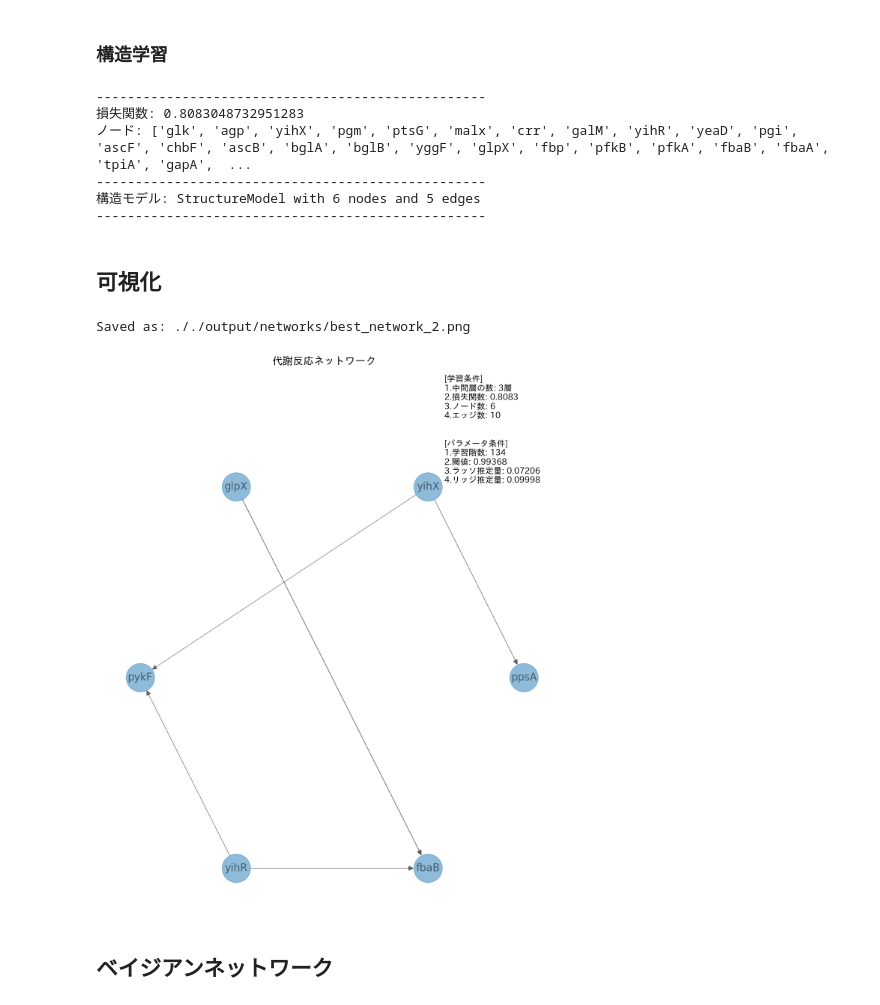
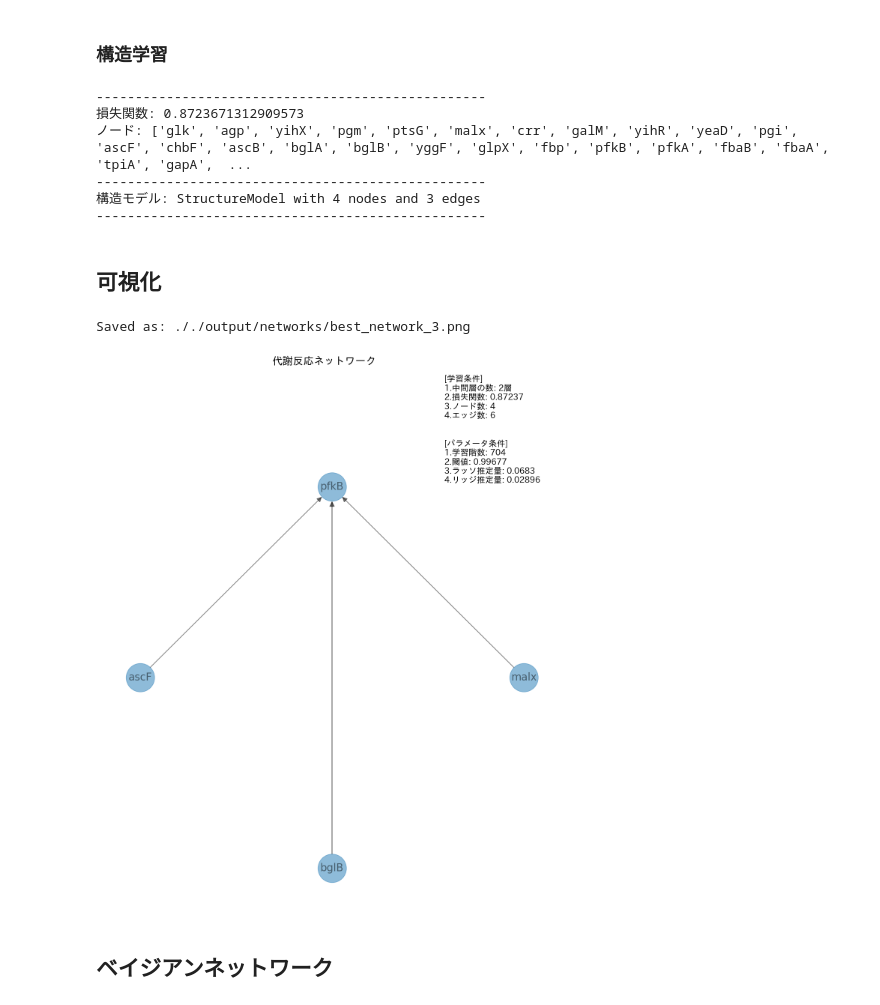
Before and after one commit to SanchanY/bn, a Jupyter notebook: work/bio_torch_CausalNext.ipynb, the cells around one changed output. Saved outputs shown, nothing was run; the diff lists cells and outputs as text; code cells hidden in the pictures.

```diff
--- a/work/bio_torch_CausalNext.ipynb
+++ b/work/bio_torch_CausalNext.ipynb
@@ -198,7 +210,7 @@ print(study.best_params)
 ### 構造学習
 # %%
 # 中間層の数
-num_of_mid = 3
+num_of_mid = 2
 # 構造学習実行
 loss_value, best_sm = Learning(num_of_mid, study, normalized_df)
 
@@ -217,25 +229,25 @@ print("構造モデル:", sm_l)
 print('-'*50)
 # %% [output]
 --------------------------------------------------
-損失関数: 0.8083048732951283
+損失関数: 0.8723671312909573
 ノード: ['glk', 'agp', 'yihX', 'pgm', 'ptsG', 'malx', 'crr', 'galM', 'yihR', 'yeaD', 'pgi', 'ascF', 'chbF', 'ascB', 'bglA', 'bglB', 'yggF', 'glpX', 'fbp', 'pfkB', 'pfkA', 'fbaB', 'fbaA', 'tpiA', 'gapA',  ...
 --------------------------------------------------
-構造モデル: StructureModel with 6 nodes and 5 edges
+構造モデル: StructureModel with 4 nodes and 3 edges
 --------------------------------------------------
 # %% [markdown]
 ## 可視化
 # %%
 # 学習条件
 learning_condition = f'1.中間層の数: {num_of_mid}層\n2.損失関数: {round(loss_value, 5)}\n3.ノード数: {len(sm_l.nodes)}\n4.エッジ数: {sum(len(t) for t in sm_l.edges)}\n'
 param_condition = f'1.学習階数: {study.best_params["max_iter"]}\n2.閾値: {round(study.best_params["threshold"], 5)}\n3.ラッソ推定量: {round(study.best_params["lasso_beta"], 5)}\n4.リッジ推定量: {round(study.best_params["ridge_beta"], 5)}\n'
 # 保存先指定
 file_path = create_filename('./output/networks/best_network')
 # 可視化関数実行
-a = drow_network(learning_condition, param_condition, sm_l, edge_width, file_path)
+drow_network(learning_condition, param_condition, sm_l, edge_width, file_path)
 print(f"Saved as: {file_path}")
 # %% [output]
-Saved as: ././output/networks/best_network_2.png
+Saved as: ././output/networks/best_network_3.png
-[figure, old version]
+[figure, new version]
 # %% [markdown]
 ## ベイジアンネットワーク
 # %% [markdown]
```
Also changed, not shown: parts of 12 cells of this notebook, 41 other files.
